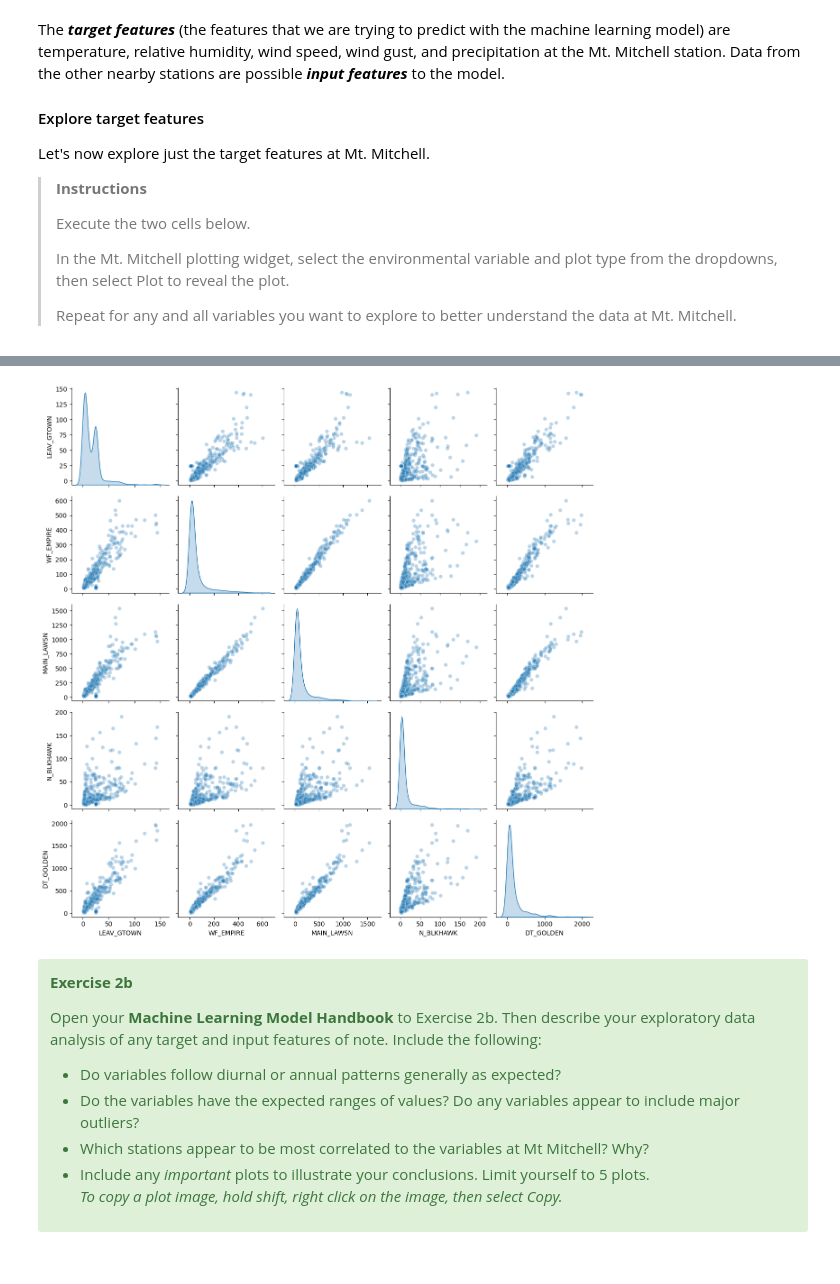
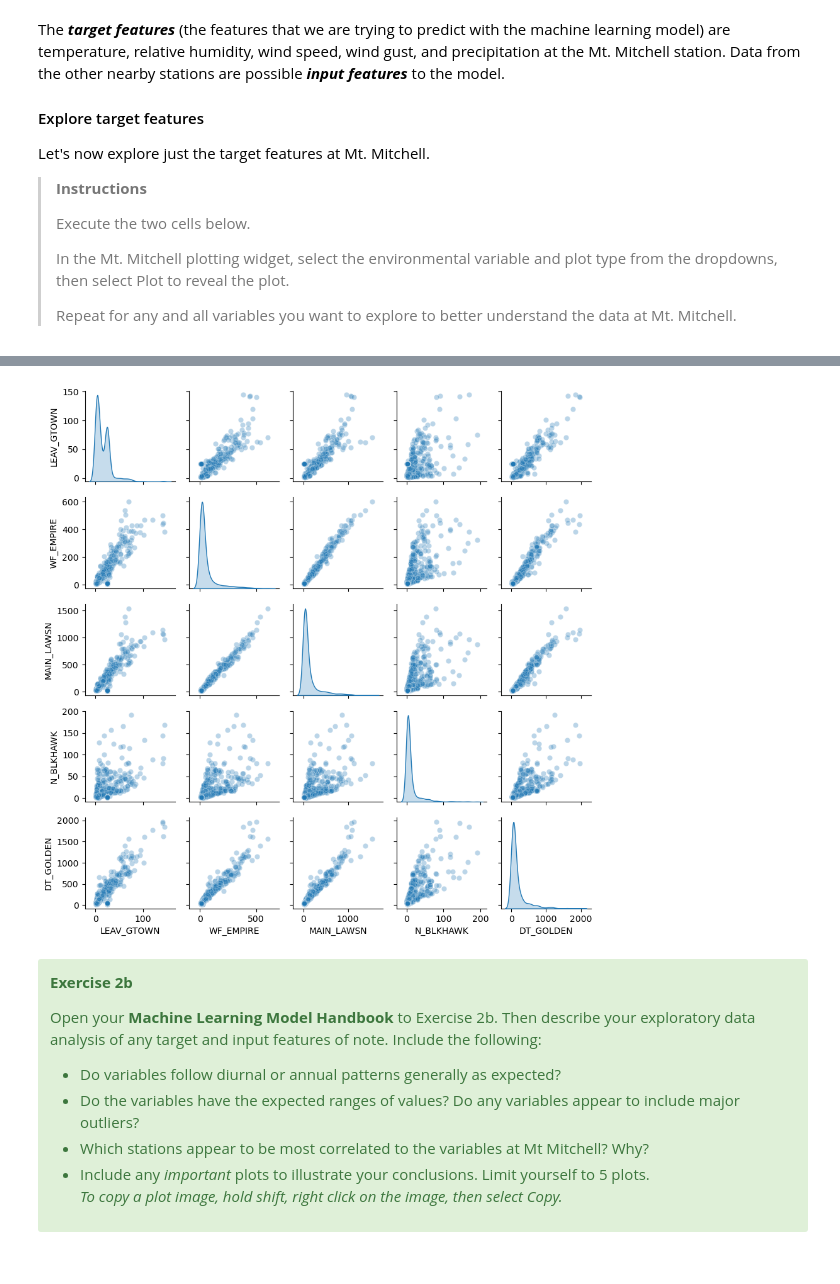
Before and after one commit to Unidata/supervised-ml-readiness, a Jupyter notebook: 04_InProgress/MachineLearningAnalysis_GoldenHydro_Module4.ipynb, the cells around one changed output, grey strips where cells are left out. Cells and saved outputs as stored; diff of their text form; code cells hidden in the pictures.

```diff
--- a/04_InProgress/MachineLearningAnalysis_GoldenHydro_Module4.ipynb
+++ b/04_InProgress/MachineLearningAnalysis_GoldenHydro_Module4.ipynb
@@ -243,22 +243,3 @@ The comparison plot grid displays histograms where the x- and y-axes are the sam
 > Repeat for any and all variables you want to explore.
 # %%
 import seaborn as sns
-# %%
-# Sample 1000 random rows from result_df
-sample_df = df.sample(n=1000, random_state=42)
-
-# Select columns to plot (adjust as needed)
-columns_to_plot = [col for col in sample_df.columns if col.startswith('daily_mean_discharge')]
-
-# Create a copy of the data with renamed columns for plotting
-plot_df = sample_df[columns_to_plot].copy()
-
-# Rename the columns to just show what comes after 'daily_mean_discharge_'
-plot_df.columns = [col.replace('daily_mean_discharge_', '') for col in plot_df.columns]
-
-# Create the pair plot with the renamed columns
-sns.pairplot(plot_df, kind="scatter", diag_kind="kde", plot_kws={'alpha': 0.3})
-plt.tight_layout()
-plt.show()
-# %% [output]
-[figure, removed]
@@ -265,3 +294,8 @@ plt.show()
+# %%
+create_discharge_pairplot(df)
+plt.show()
+# %% [output]
+[figure, added]
 # %% [markdown]
 <div class="alert alert-success" role="alert">
 <p class="admonition-title" style="font-weight:bold">Exercise 2b</p>
```
Also changed, not shown: parts of 9 cells of this notebook, 1 other file.
